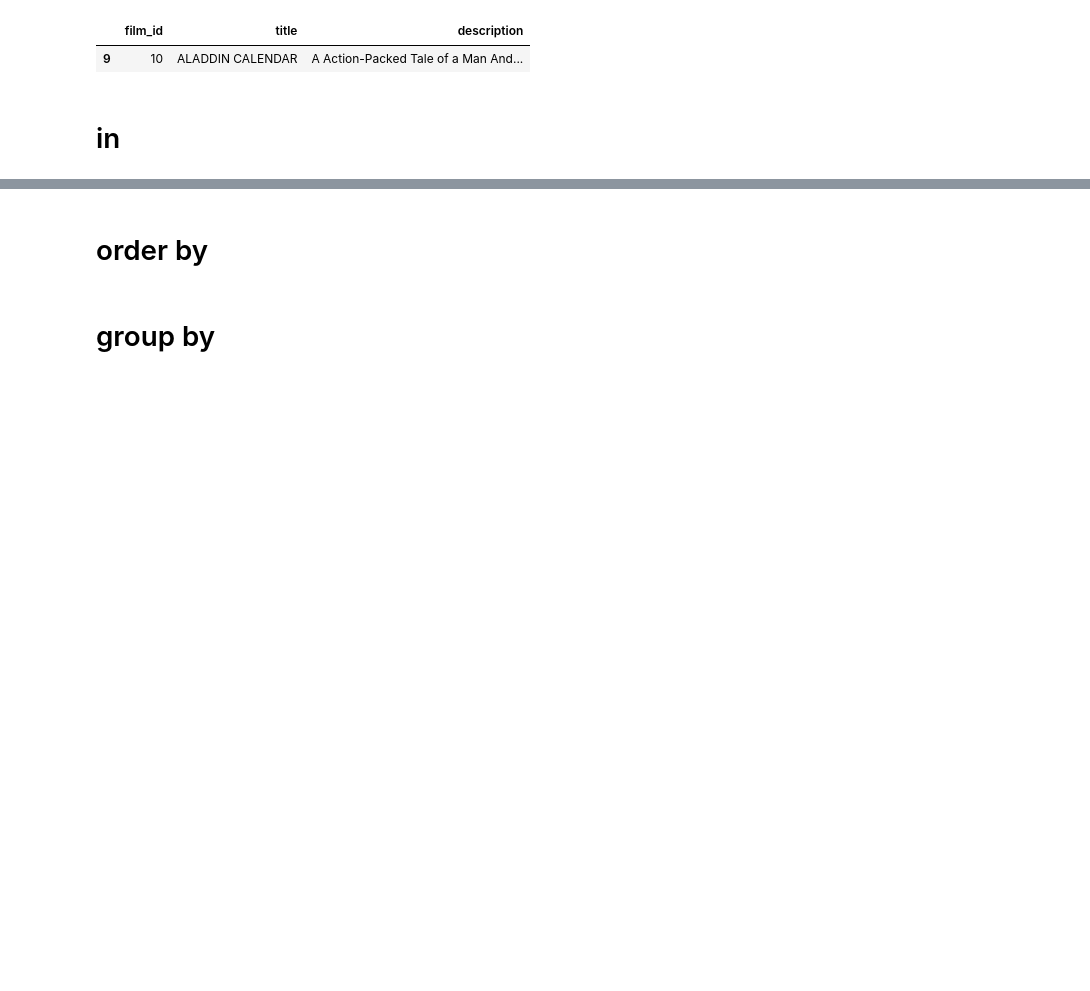
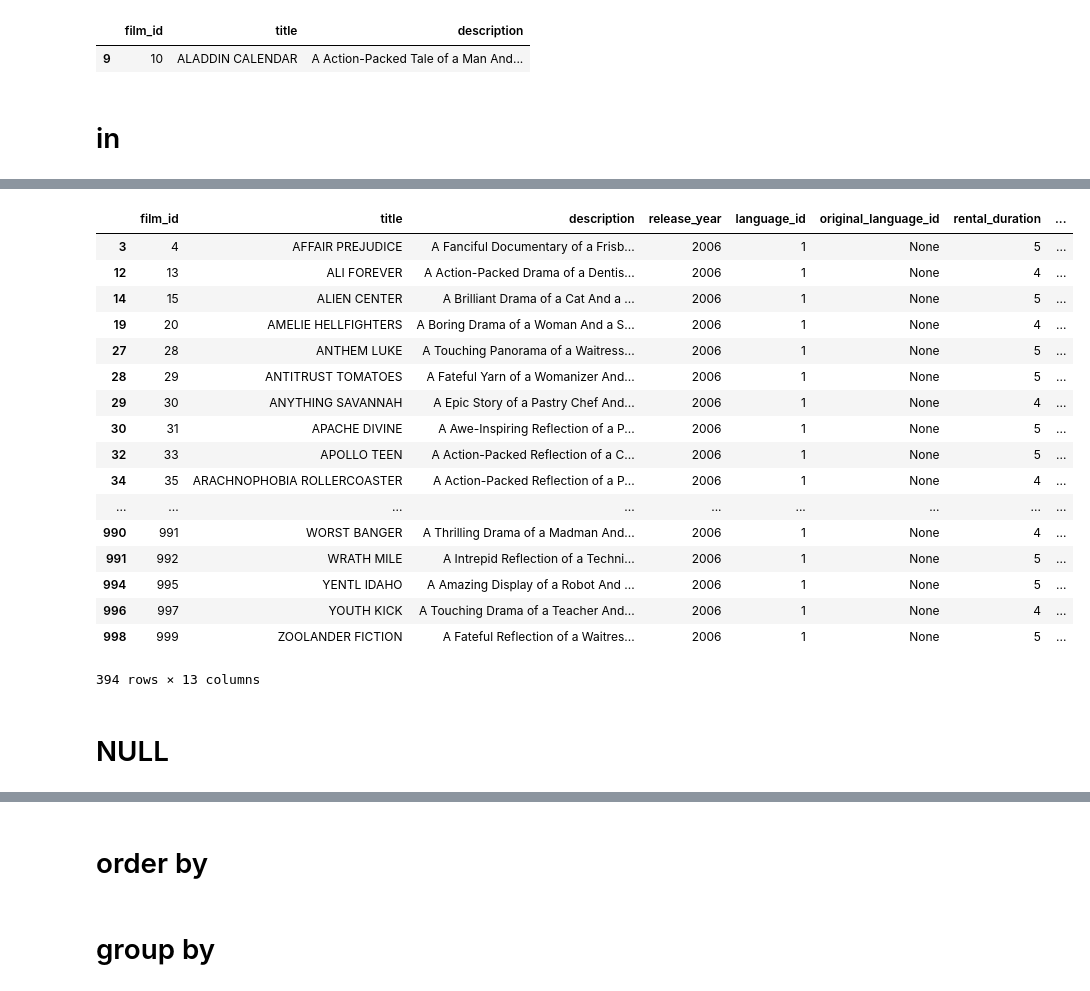
Before and after one commit to shawnz42/pandas4sqler, a Jupyter notebook: pandas4sqler.ipynb, the cells around one changed output, grey strips where cells are left out. Cells and saved outputs as stored; diff of their text form; code cells hidden in the pictures; blank space fills up the shorter version.

Commit message:
add null and fill null

```diff
--- a/pandas4sqler.ipynb
+++ b/pandas4sqler.ipynb
@@ -140,0 +142,27 @@ film_df
+# %%
+# SELECT  *
+# FROM sakila.film
+# where rental_duration not in (3,6,7);
+
+film_df[~film_df.rental_duration.isin([3,6,7])]
+# %% [output]
+|  | film_id | title | description | release_year | language_id | original_language_id | rental_duration | ... |
+| 3 | 4 | AFFAIR PREJUDICE | A Fanciful Documentary of a Frisb... | 2006 | 1 | None | 5 | ... |
+| 12 | 13 | ALI FOREVER | A Action-Packed Drama of a Dentis... | 2006 | 1 | None | 4 | ... |
+| 14 | 15 | ALIEN CENTER | A Brilliant Drama of a Cat And a ... | 2006 | 1 | None | 5 | ... |
+| 19 | 20 | AMELIE HELLFIGHTERS | A Boring Drama of a Woman And a S... | 2006 | 1 | None | 4 | ... |
+| 27 | 28 | ANTHEM LUKE | A Touching Panorama of a Waitress... | 2006 | 1 | None | 5 | ... |
+| 28 | 29 | ANTITRUST TOMATOES | A Fateful Yarn of a Womanizer And... | 2006 | 1 | None | 5 | ... |
+| 29 | 30 | ANYTHING SAVANNAH | A Epic Story of a Pastry Chef And... | 2006 | 1 | None | 4 | ... |
+| 30 | 31 | APACHE DIVINE | A Awe-Inspiring Reflection of a P... | 2006 | 1 | None | 5 | ... |
+| 32 | 33 | APOLLO TEEN | A Action-Packed Reflection of a C... | 2006 | 1 | None | 5 | ... |
+| 34 | 35 | ARACHNOPHOBIA ROLLERCOASTER | A Action-Packed Reflection of a P... | 2006 | 1 | None | 4 | ... |
+| ... | ... | ... | ... | ... | ... | ... | ... | ... |
+| 990 | 991 | WORST BANGER | A Thrilling Drama of a Madman And... | 2006 | 1 | None | 4 | ... |
+| 991 | 992 | WRATH MILE | A Intrepid Reflection of a Techni... | 2006 | 1 | None | 5 | ... |
+| 994 | 995 | YENTL IDAHO | A Amazing Display of a Robot And ... | 2006 | 1 | None | 5 | ... |
+| 996 | 997 | YOUTH KICK | A Touching Drama of a Teacher And... | 2006 | 1 | None | 4 | ... |
+| 998 | 999 | ZOOLANDER FICTION | A Fateful Reflection of a Waitres... | 2006 | 1 | None | 5 | ... |
+394 rows × 13 columns
+# %% [markdown]
+# NULL
```
Also changed, not shown: parts of 4 cells of this notebook.
